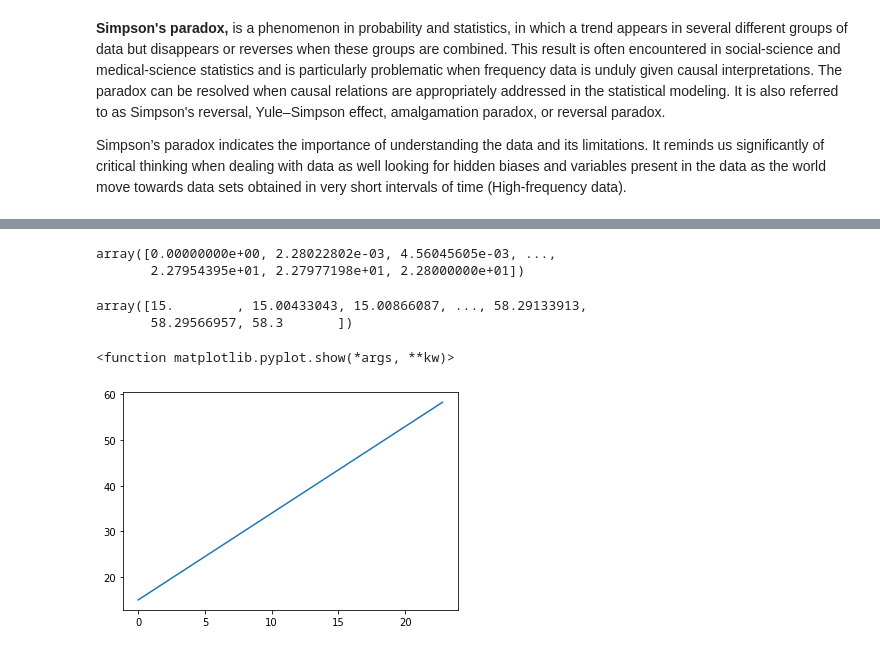
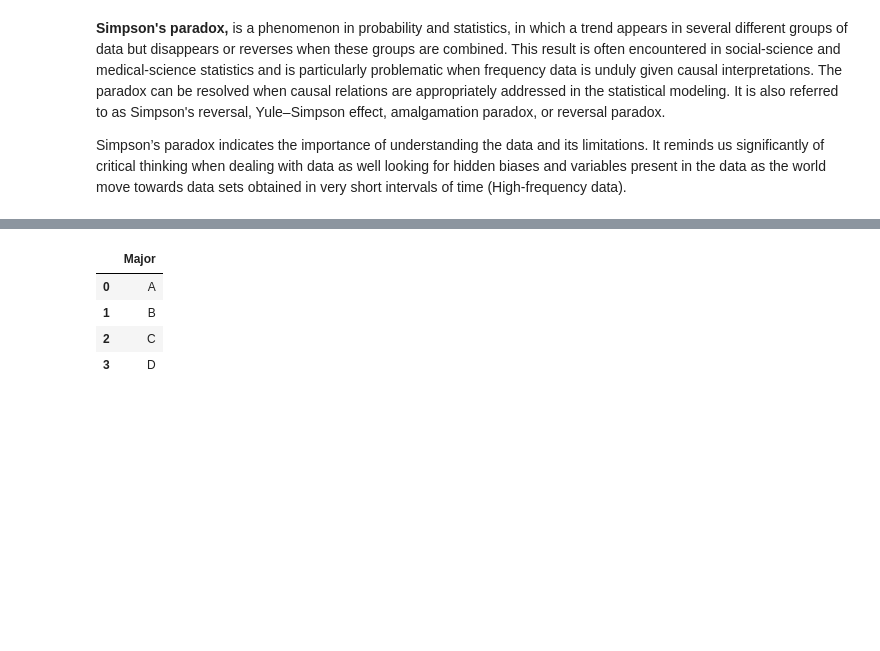
Before and after one commit to radekv23/Tasks-2020, a Jupyter notebook: Tasks.ipynb, the cells around one changed output, grey strips where cells are left out. Saved outputs shown, nothing was run; the diff lists cells and outputs as text; code cells hidden in the pictures; blank space fills up the shorter version.

```diff
--- a/Tasks.ipynb
+++ b/Tasks.ipynb
@@ -410,18 +330,10 @@ plt.show
-# %%
-xx = x1 + x2 + x3 + x4
-xx
-# %% [output]
-array([0.00000000e+00, 2.28022802e-03, 4.56045605e-03, ...,
-       2.27954395e+01, 2.27977198e+01, 2.28000000e+01])
-# %%
-yy = y1 + y2 + y3 + y4
-yy
-# %% [output]
-array([15.        , 15.00433043, 15.00866087, ..., 58.29133913,
-       58.29566957, 58.3       ])
-# %%
-plt.plot(xx, yy)
-plt.show
-# %% [output]
-<function matplotlib.pyplot.show(*args, **kw)>
-[figure, removed]
+# %%
+data = [['A'], ['B'], ['C'], ['D']]
+adm = pd.DataFrame(data, columns = ['Major'])
+adm
+# %% [output]
+|  | Major |
+| 0 | A |
+| 1 | B |
+| 2 | C |
+| 3 | D |
```
Also changed, not shown: parts of 32 cells of this notebook.
